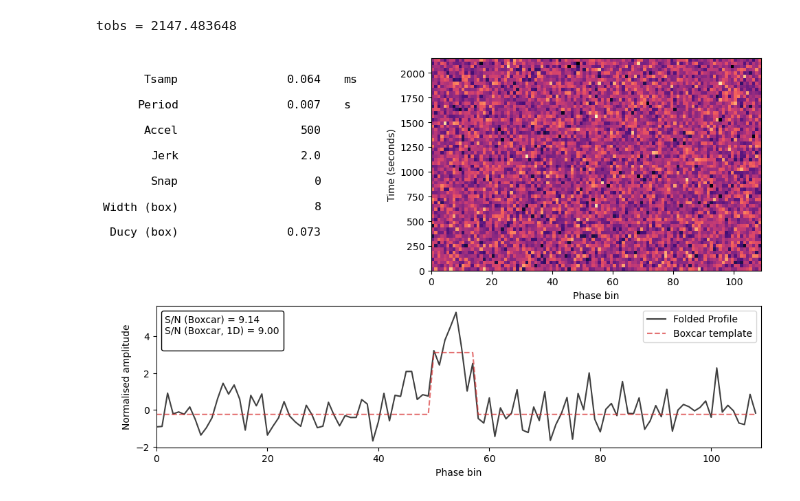
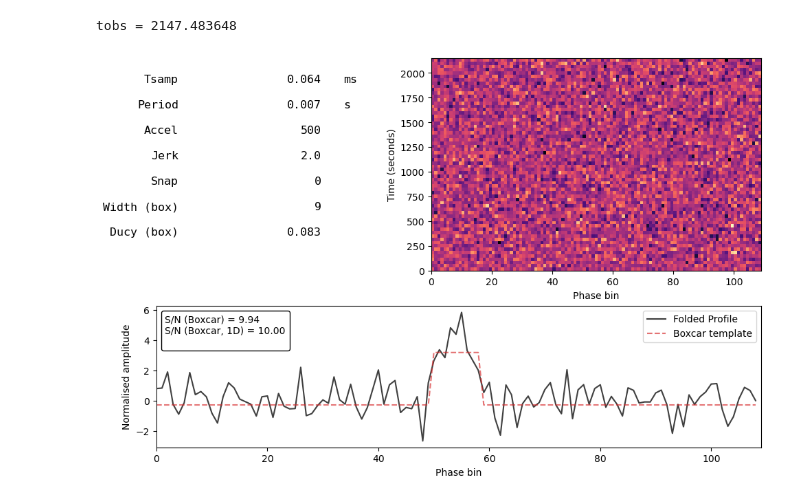
Before and after one commit to pravirkr/pyloki, a Jupyter notebook: examples/pruning_jerk.ipynb, the cells around one changed output. Drawn from its saved outputs; the diff is of its cells as text; code cells hidden in the pictures.

```diff
--- a/examples/pruning_jerk.ipynb
+++ b/examples/pruning_jerk.ipynb
@@ -12,19 +12,19 @@ from pyloki.simulation.pulse import PulseSignalConfig
 # %%
 pulsar_period = 0.007
 dt = 64e-6
 accel = 500
 jerk = 2.0
 nsamps = 2**25
 mod_kwargs = {"acc": accel, "jerk": jerk}
-cfg = PulseSignalConfig(period=pulsar_period, dt=dt, nsamps=nsamps, snr=9.0, ducy=0.1,
+cfg = PulseSignalConfig(period=pulsar_period, dt=dt, nsamps=nsamps, snr=10.0, ducy=0.1,
                         mod_kwargs=mod_kwargs)
 print(f"tobs = {cfg.tobs}")
 tim_data = cfg.generate(shape="gaussian")
 tim_data.plot_fold(cfg.freq, cfg.fold_bins, mod_kwargs=mod_kwargs)
 plt.show()
 # %% [output]
 tobs = 2147.483648
-[figure, old version]
+[figure, new version]
 # %%
 tol_bins = 1 #cfg.tol_bins
 fold_bins = 64 # cfg.fold_bins
```
Also changed, not shown: parts of 10 cells of this notebook, 1 other file.
